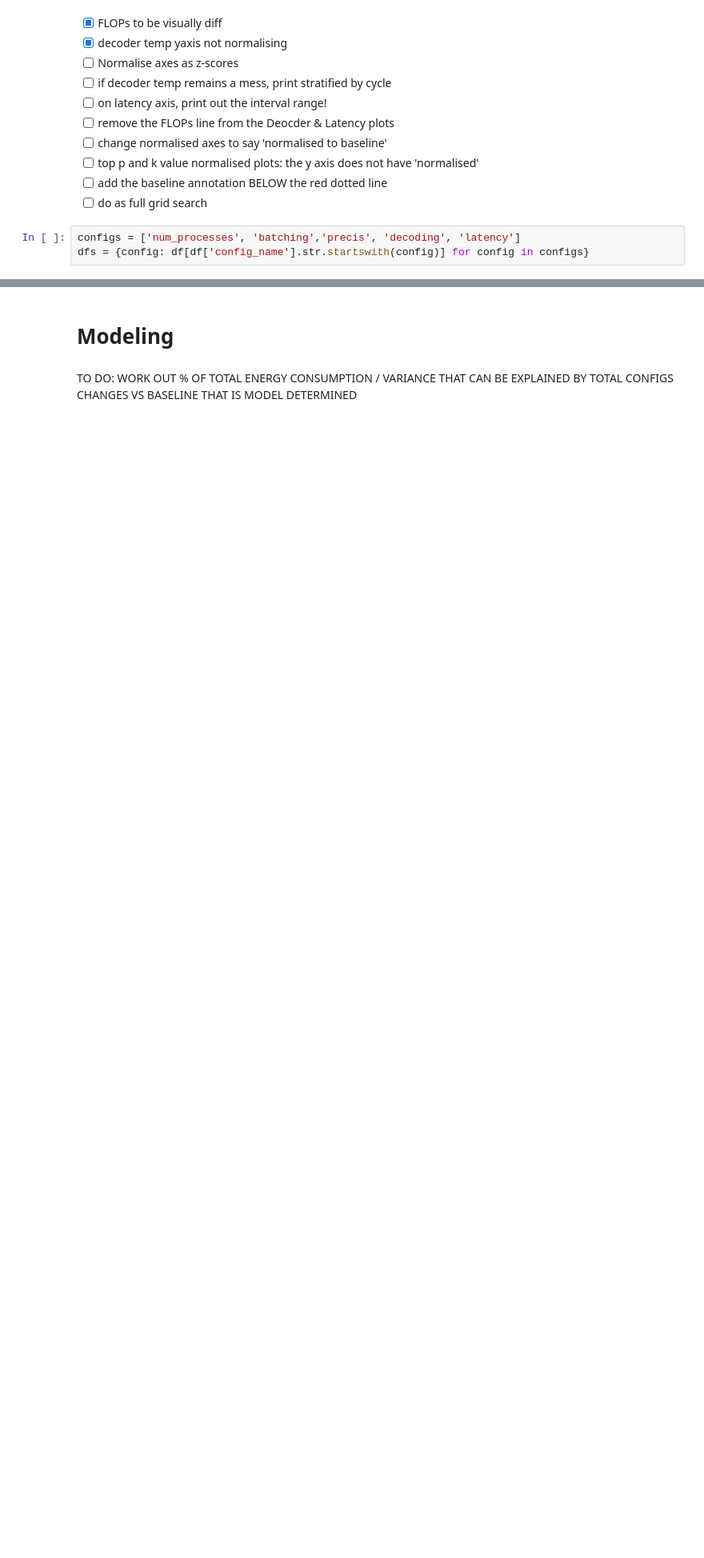
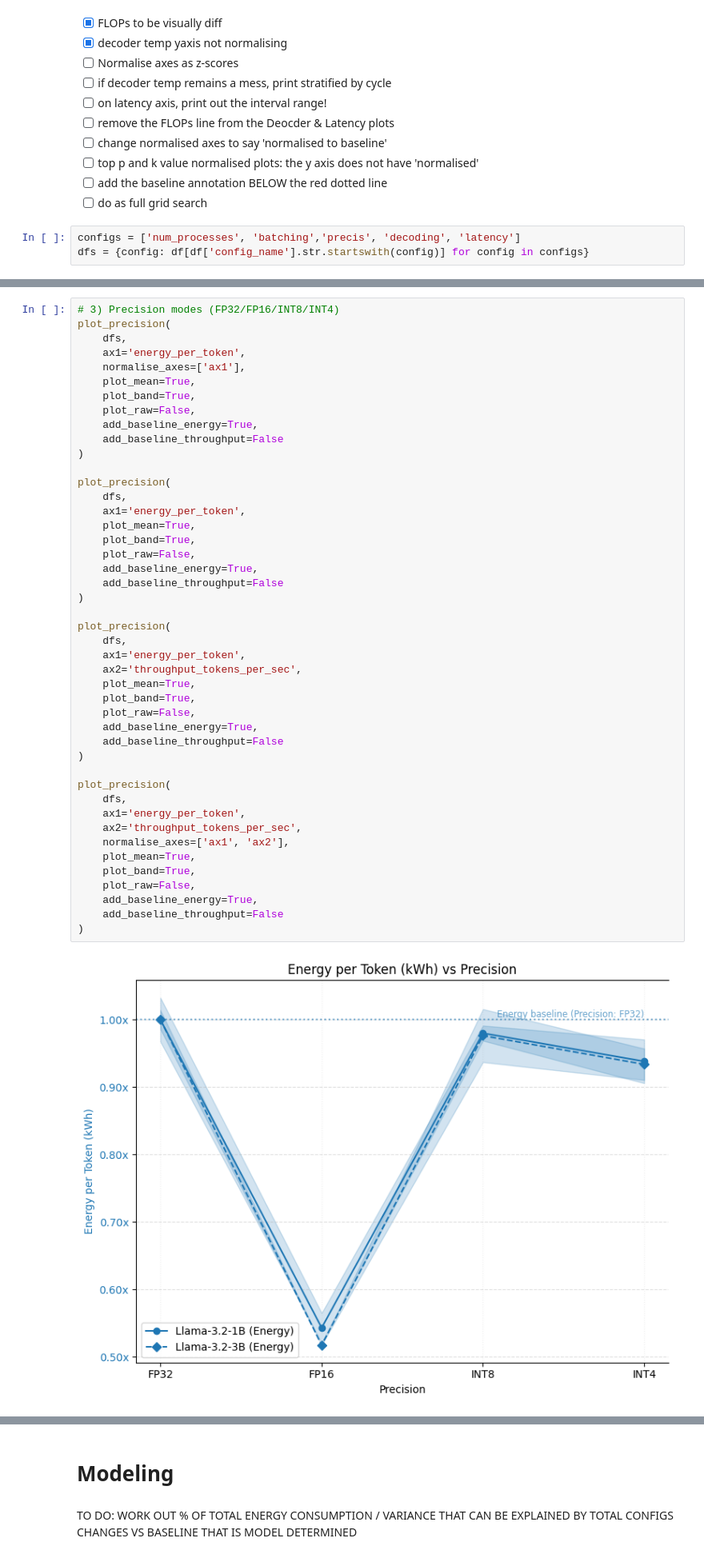
Before and after one commit to henrycgbaker/thesis_analysis, a Jupyter notebook: analysis_controlled_exp_multiple_runs.ipynb, the cells around one changed output, grey strips where cells are left out. Shown at 80% size. Drawn from its saved outputs; the diff is of its cells as text; blank space fills up the shorter version.

```diff
--- a/analysis_controlled_exp_multiple_runs.ipynb
+++ b/analysis_controlled_exp_multiple_runs.ipynb
@@ -151,0 +178,47 @@ ModuleNotFoundError: No module named 'scripts.c_controlled_exp_viz_energy_throug
+# %%
+# 3) Precision modes (FP32/FP16/INT8/INT4)
+plot_precision(
+    dfs,
+    ax1='energy_per_token',
+    normalise_axes=['ax1'],
+    plot_mean=True,
+    plot_band=True,
+    plot_raw=False,
+    add_baseline_energy=True,
+    add_baseline_throughput=False
+)
+
+plot_precision(
+    dfs,
+    ax1='energy_per_token',
+    plot_mean=True,
+    plot_band=True,
+    plot_raw=False,
+    add_baseline_energy=True,
+    add_baseline_throughput=False
+)
+
+plot_precision(
+    dfs,
+    ax1='energy_per_token',
+    ax2='throughput_tokens_per_sec',
+    plot_mean=True,
+    plot_band=True,
+    plot_raw=False,
+    add_baseline_energy=True,
+    add_baseline_throughput=False
+)
+
+plot_precision(
+    dfs,
+    ax1='energy_per_token',
+    ax2='throughput_tokens_per_sec',
+    normalise_axes=['ax1', 'ax2'],
+    plot_mean=True,
+    plot_band=True,
+    plot_raw=False,
+    add_baseline_energy=True,
+    add_baseline_throughput=False
+)
+# %% [output]
+[figure, added]
```
Also changed, not shown: parts of 6 cells of this notebook, 1 other file.
